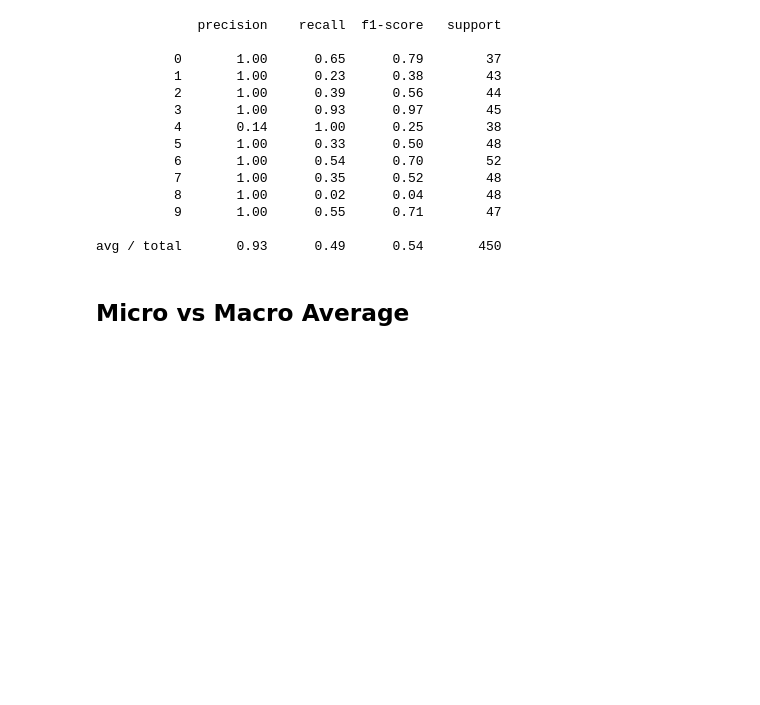
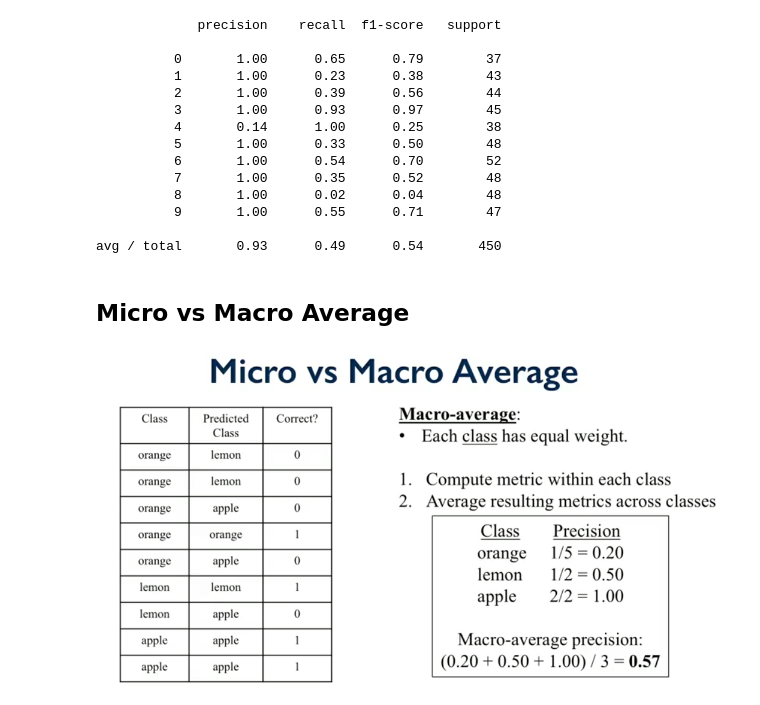
Before and after one commit to abudata/Applied_Machine_Learning, a Jupyter notebook: Applied_Machine_Learning_Module_3.ipynb, the cells around one changed output. Saved outputs shown, nothing was run; the diff lists cells and outputs as text; code cells hidden in the pictures; blank space fills up the shorter version.

Commit message:
Macro vs Micro avg added

```diff
--- a/Applied_Machine_Learning_Module_3.ipynb
+++ b/Applied_Machine_Learning_Module_3.ipynb
@@ -465,3 +465,7 @@ print(classification_report(y_test_mc, svm_predicted_mc))
 avg / total       0.93      0.49      0.54       450
 # %% [markdown]
 ## Micro vs Macro Average
+# %%
+Image('Micro_vs_Macro_avg.png')
+# %% [output]
+[figure, added]
```
